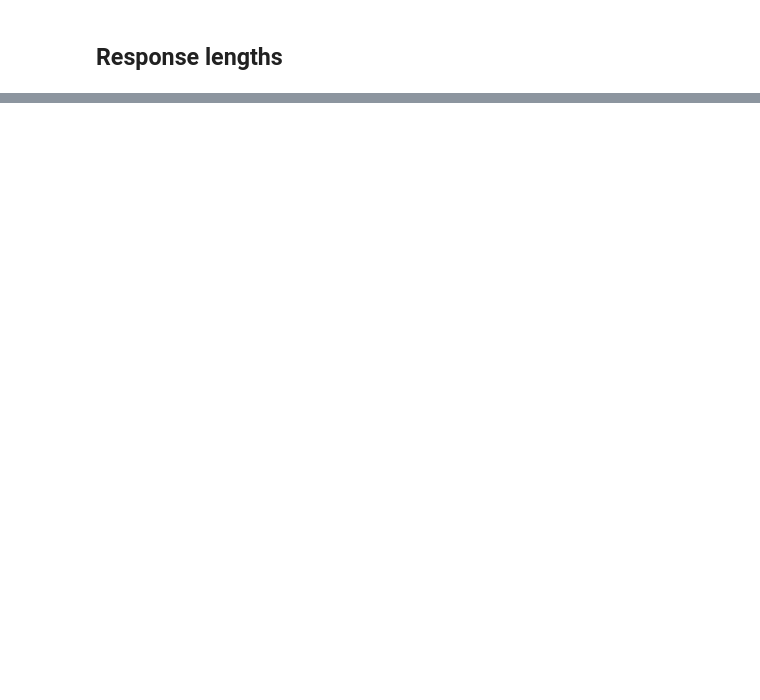
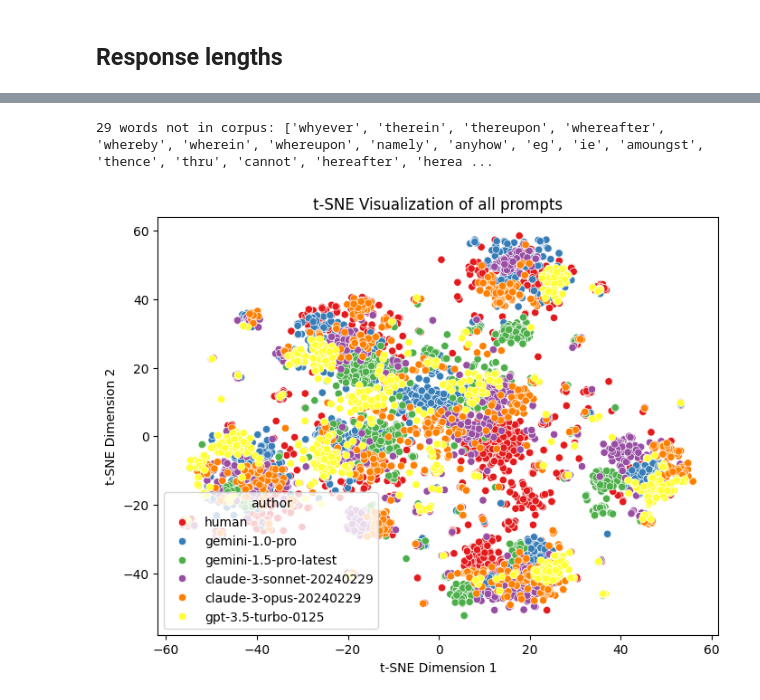
Before and after one commit to harrison-f-stropkay/llm-style, a Jupyter notebook: data/data.ipynb, the cells around one changed output, grey strips where cells are left out. Cells and saved outputs as stored; diff of their text form; code cells hidden in the pictures; blank space fills up the shorter version.

```diff
--- a/data/data.ipynb
+++ b/data/data.ipynb
@@ -402,0 +619,24 @@ df_hewlett.columns = index
+# %%
+import matplotlib.pyplot as plt
+import seaborn as sns
+
+from sklearn.manifold import TSNE
+
+z_scores = delta(df, function_words, variant="z_scores")
+
+tsne = TSNE(random_state=42)
+X_tsne = tsne.fit_transform(z_scores)
+plt.figure(figsize=(8, 6))
+sns.scatterplot(
+    x=X_tsne[:, 0],
+    y=X_tsne[:, 1],
+    hue=df["author"],
+    palette="Set1",
+)
+plt.title("t-SNE Visualization of all prompts")
+plt.xlabel("t-SNE Dimension 1")
+plt.ylabel("t-SNE Dimension 2")
+plt.show()
+# %% [output]
+29 words not in corpus: ['whyever', 'therein', 'thereupon', 'whereafter', 'whereby', 'wherein', 'whereupon', 'namely', 'anyhow', 'eg', 'ie', 'amoungst', 'thence', 'thru', 'cannot', 'hereafter', 'herea ...
+[figure, added]
```
Also changed, not shown: parts of 17 cells of this notebook, 21 other files.
